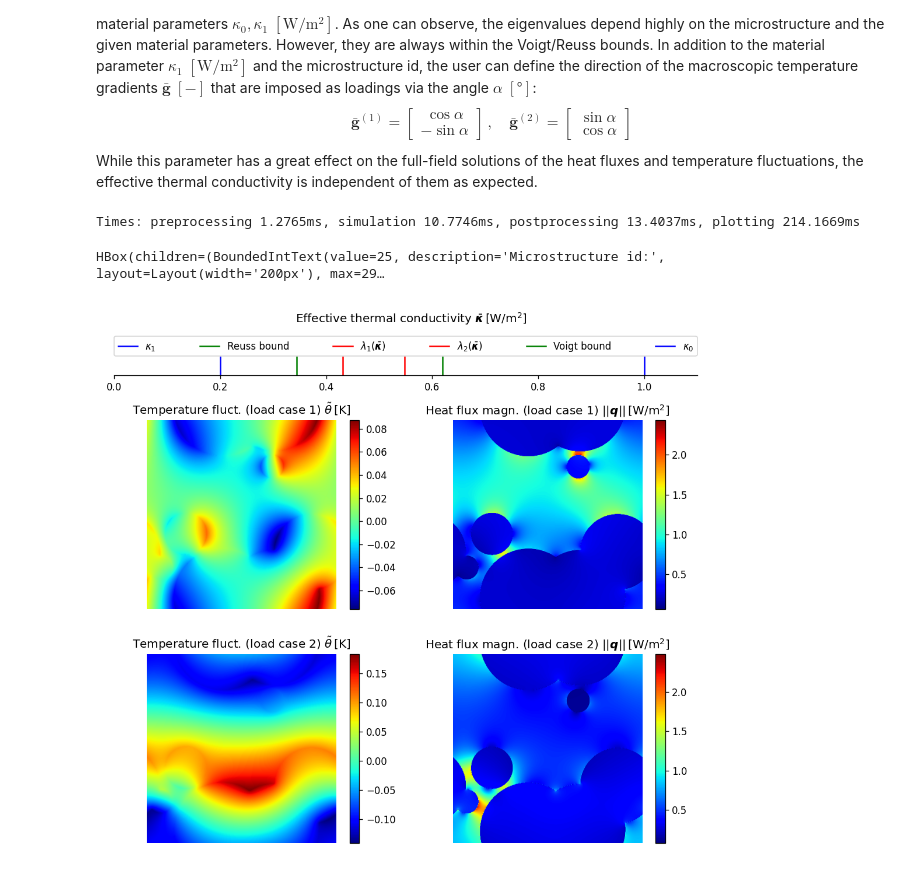
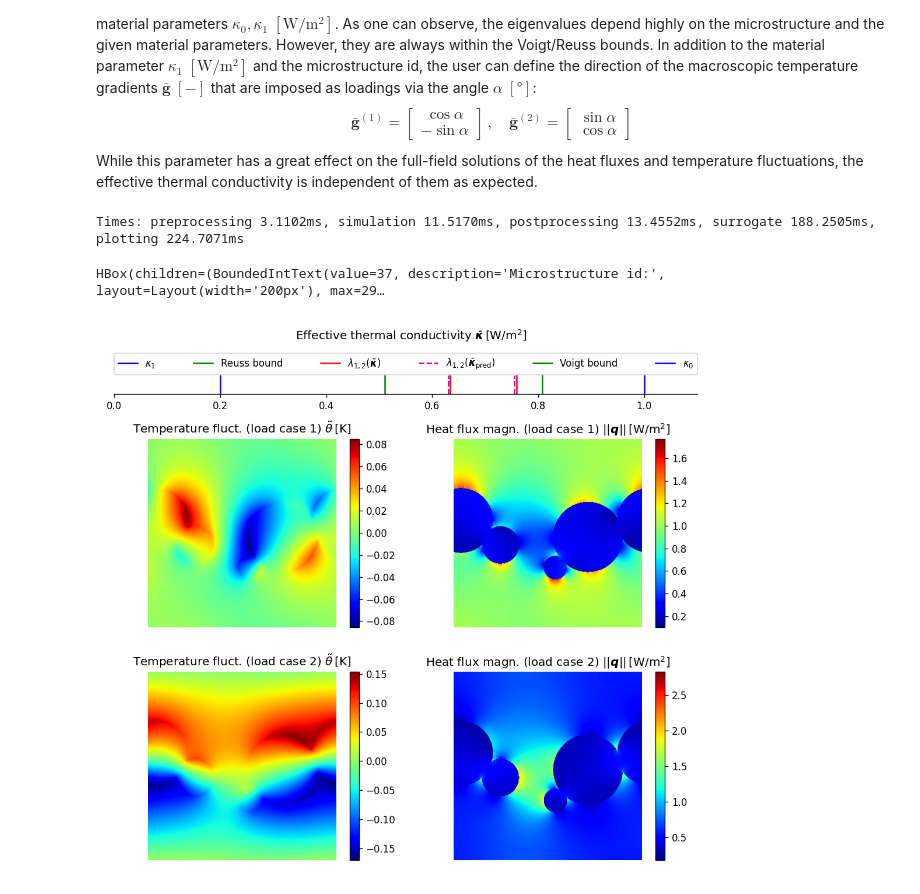
Before and after one commit to DataAnalyticsEngineering/nfdi-demonstrator, a Jupyter notebook: demonstrator.ipynb, the cells around one changed output. Saved outputs shown, nothing was run; the diff lists cells and outputs as text; code cells hidden in the pictures.

Commit message:
Include surrogate in demonstrator

```diff
--- a/demonstrator.ipynb
+++ b/demonstrator.ipynb
@@ -135,8 +135,7 @@ import time
 Set `device` to your available device. Use if possible a NVIDIA GPU of a recent generation (we recommend Ada Lovelace or Hopper).
 It is also possible to run the demonstrator on the CPU (by setting `device = "cpu"`) but with significantly worse performance.
 # %%
-dtype = torch.float32
-torch.set_default_dtype(dtype)
+dtype = torch.float64
 device = "cuda" if torch.cuda.is_available() else "cpu"
 args = {"device": device, "dtype": dtype}
 print(args)
@@ -170,7 +169,7 @@ Number of samples in dataset: 30000
 # %% [markdown]
 ### Load microstructure and plot it
 # %%
-idx = 25
+idx = 37
 image = samples[idx].unsqueeze(0)
 
 fig, ax = plt.subplots(1, 1)
@@ -249,14 +248,14 @@ if compile_model:
 
 TODO: Documentation
 # %%
-vrnn = torch.jit.load(os.path.join("models", "vrnn_therm2D_jit.pt")).to(**args)
+vrnn = torch.jit.load(os.path.join("models", "vrnn_therm2D_jit.pt")).to(device=device, dtype=torch.float32)
 compile_model = False
 if compile_model:
     vrnn = torch.compile(vrnn, mode="reduce-overhead")
 
 def surrogate(param_field):
     kappa0 = param_field.min().item()
-    features = get_surrogate_features(param_field).to(**args)
+    features = get_surrogate_features(param_field).to(device=device, dtype=torch.float32)
     return unpack_sym(vrnn(features), dim=2).squeeze() * kappa0
 # %% [markdown]
 ### Run benchmark of simulation
@@ -453,17 +457,16 @@ While this parameter has a great effect on the full-field solutions of the heat
 # %%
 widget = ThermalWidget(samples=samples, model=model, surrogate=surrogate, device=device, dtype=dtype, show_colorbars=True, figsize=[9,8], dpi=120)
 slider_args = {"continuous_update": False}  # for a more interactive UX this could be set to True
-ms_input = ipywidgets.BoundedIntText(value=25, min=0, max=len(samples) - 1, step=1, description='Microstructure id:', disabled=False,
+ms_input = ipywidgets.BoundedIntText(value=37, min=0, max=len(samples) - 1, step=1, description='Microstructure id:', disabled=False,
                                      style={'description_width': 'initial'}, layout = ipywidgets.Layout(width='200px'))
 kappa1_slider = ipywidgets.FloatSlider(min=0.1, max=0.9, step=0.01, value=0.2, **slider_args, description=r"$\kappa_1 \; \mathrm{[W/m^2]}$")
 alpha_slider = ipywidgets.IntSlider(min=0, max=90, step=1, value=0, **slider_args, description=r"$\alpha \; [°]$")
-
 widget.update(ms_input.value, kappa1_slider.value, alpha_slider.value)  # dry-run
 widget.update(ms_input.value, kappa1_slider.value, alpha_slider.value, print_times=True)  # benchmark
 interactive_plot = ipywidgets.interactive(widget.update, ms_id=ms_input, kappa1=kappa1_slider, alpha=alpha_slider)
 display(ipywidgets.HBox([ms_input, kappa1_slider, alpha_slider]))
 plt.show()
 # %% [output]
-Times: preprocessing 1.2765ms, simulation 10.7746ms, postprocessing 13.4037ms, plotting 214.1669ms
+Times: preprocessing 3.1102ms, simulation 11.5170ms, postprocessing 13.4552ms, surrogate 188.2505ms, plotting 224.7071ms
-HBox(children=(BoundedIntText(value=25, description='Microstructure id:', layout=Layout(width='200px'), max=29…
+HBox(children=(BoundedIntText(value=37, description='Microstructure id:', layout=Layout(width='200px'), max=29…
-[figure, old version]
+[figure, new version]
```
Also changed, not shown: parts of 11 cells of this notebook, 1 other file.
